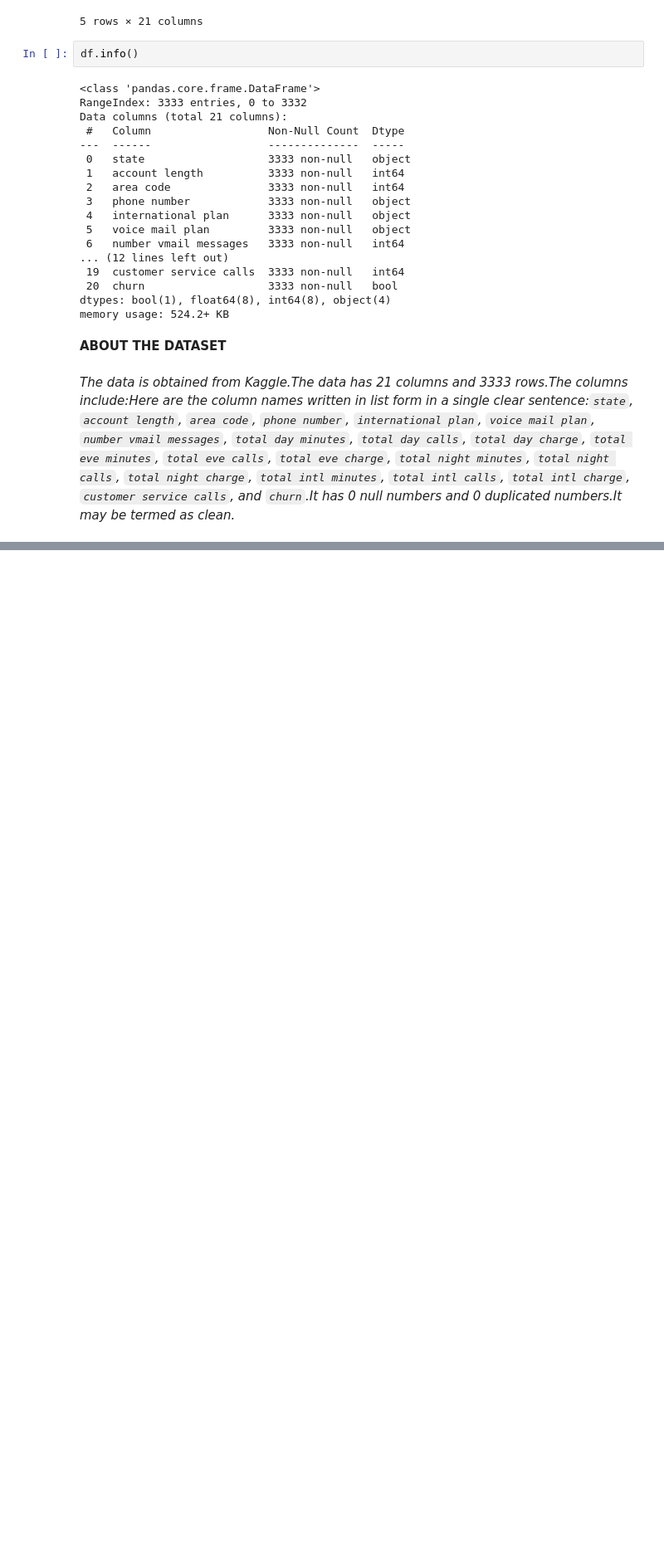
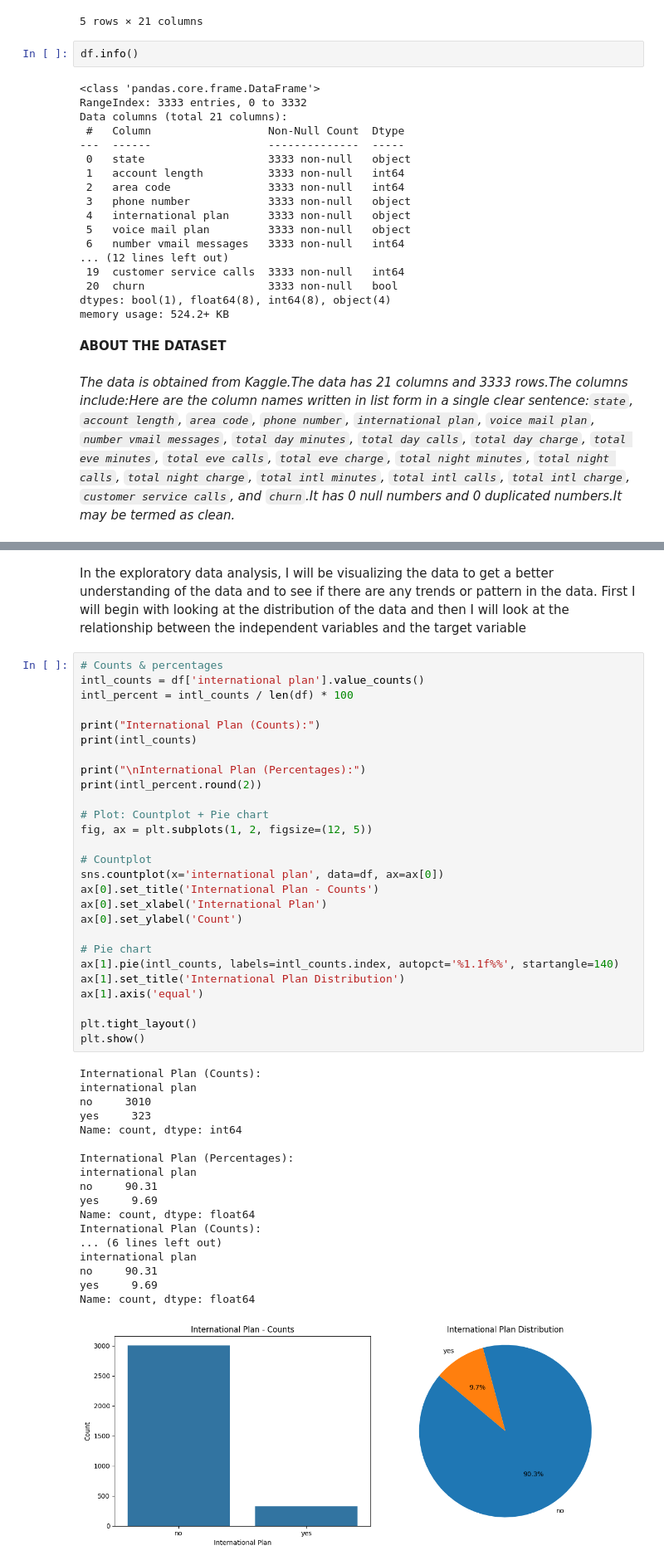
Before and after one commit to workerbeedez/Last-Project, a Jupyter notebook: churn.ipynb, the cells around one changed output, grey strips where cells are left out. Shown at 83% size. Cells and saved outputs as stored; diff of their text form; blank space fills up the shorter version.

```diff
--- a/churn.ipynb
+++ b/churn.ipynb
@@ -180,0 +183,48 @@ memory usage: 524.2+ KB
+# %% [markdown]
+In the exploratory data analysis, I will be visualizing the data to get a better understanding of the data and to see if there are any trends or pattern in the data. First I will begin with looking at the distribution of the data and then I will look at the relationship between the independent variables and the target variable
+# %%
+# Counts & percentages
+intl_counts = df['international plan'].value_counts()
+intl_percent = intl_counts / len(df) * 100
+
+print("International Plan (Counts):")
+print(intl_counts)
+
+print("\nInternational Plan (Percentages):")
+print(intl_percent.round(2))
+
+# Plot: Countplot + Pie chart
+fig, ax = plt.subplots(1, 2, figsize=(12, 5))
+
+# Countplot
+sns.countplot(x='international plan', data=df, ax=ax[0])
+ax[0].set_title('International Plan - Counts')
+ax[0].set_xlabel('International Plan')
+ax[0].set_ylabel('Count')
+
+# Pie chart
+ax[1].pie(intl_counts, labels=intl_counts.index, autopct='%1.1f%%', startangle=140)
+ax[1].set_title('International Plan Distribution')
+ax[1].axis('equal')
+
+plt.tight_layout()
+plt.show()
+# %% [output]
+International Plan (Counts):
+international plan
+no     3010
+yes     323
+Name: count, dtype: int64
+
+International Plan (Percentages):
+international plan
+no     90.31
+yes     9.69
+Name: count, dtype: float64
+International Plan (Counts):
+... (6 lines left out)
+international plan
+no     90.31
+yes     9.69
+Name: count, dtype: float64
+[figure, added]
```
Also changed, not shown: parts of 3 cells of this notebook.
